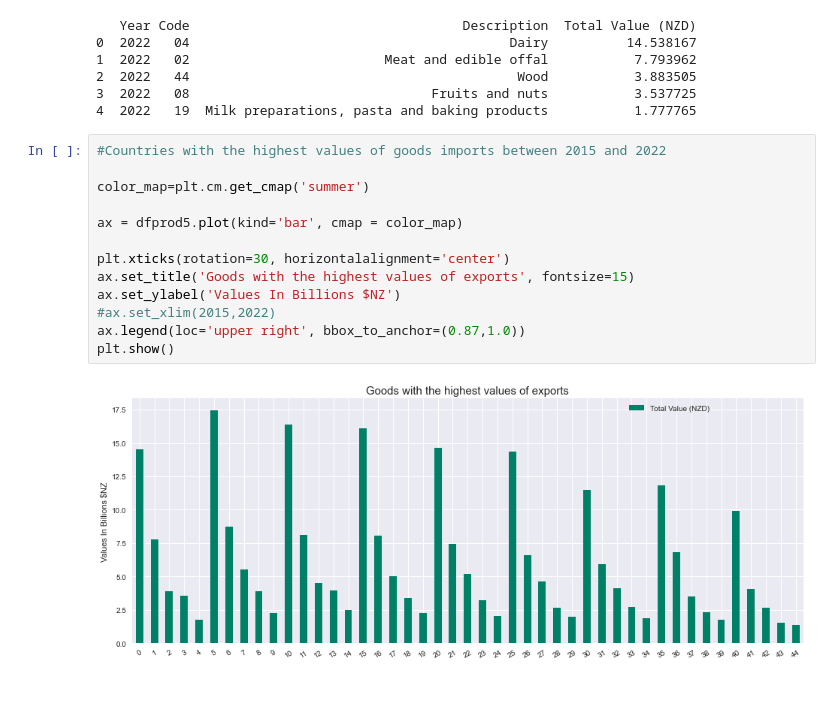
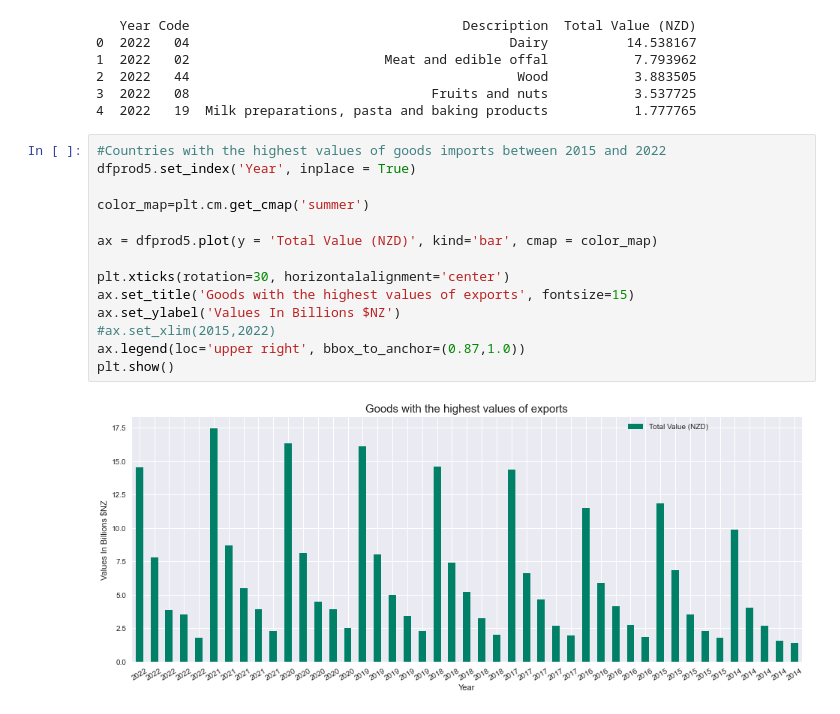
Before and after one commit to lilianasku/Time-series-analysis, a Jupyter notebook: notebooks/TradeData_Eda.ipynb, the cells around one changed output. Saved outputs shown, nothing was run; the diff lists cells and outputs as text.

```diff
--- a/notebooks/TradeData_Eda.ipynb
+++ b/notebooks/TradeData_Eda.ipynb
@@ -485,16 +485,17 @@ print(dfprod5.head(5))
 4  2022   19  Milk preparations, pasta and baking products           1.777765
 # %%
 #Countries with the highest values of goods imports between 2015 and 2022
+dfprod5.set_index('Year', inplace = True)
 
 color_map=plt.cm.get_cmap('summer')
 
-ax = dfprod5.plot(kind='bar', cmap = color_map)
+ax = dfprod5.plot(y = 'Total Value (NZD)', kind='bar', cmap = color_map)
 
 plt.xticks(rotation=30, horizontalalignment='center')
 ax.set_title('Goods with the highest values of exports', fontsize=15)
 ax.set_ylabel('Values In Billions $NZ')
 #ax.set_xlim(2015,2022)
 ax.legend(loc='upper right', bbox_to_anchor=(0.87,1.0))
 plt.show()
 # %% [output]
-[figure, old version]
+[figure, new version]
```
